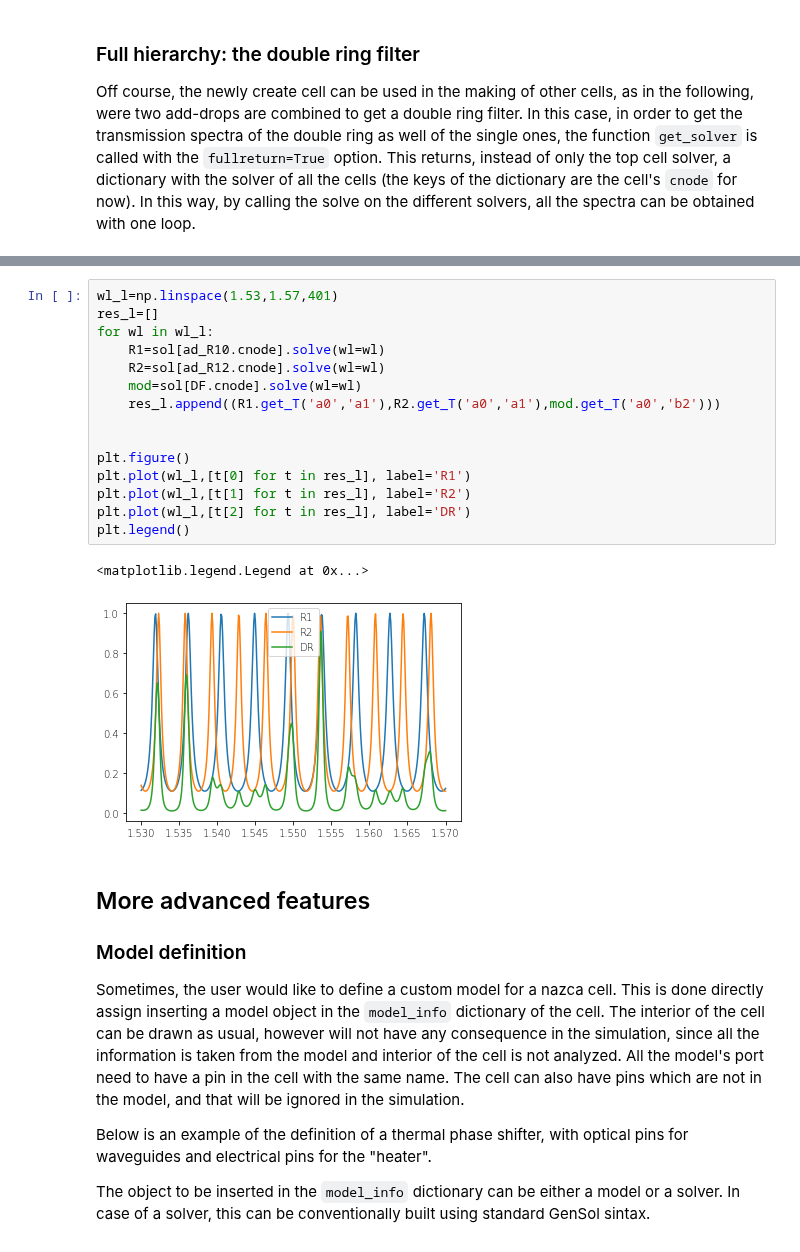
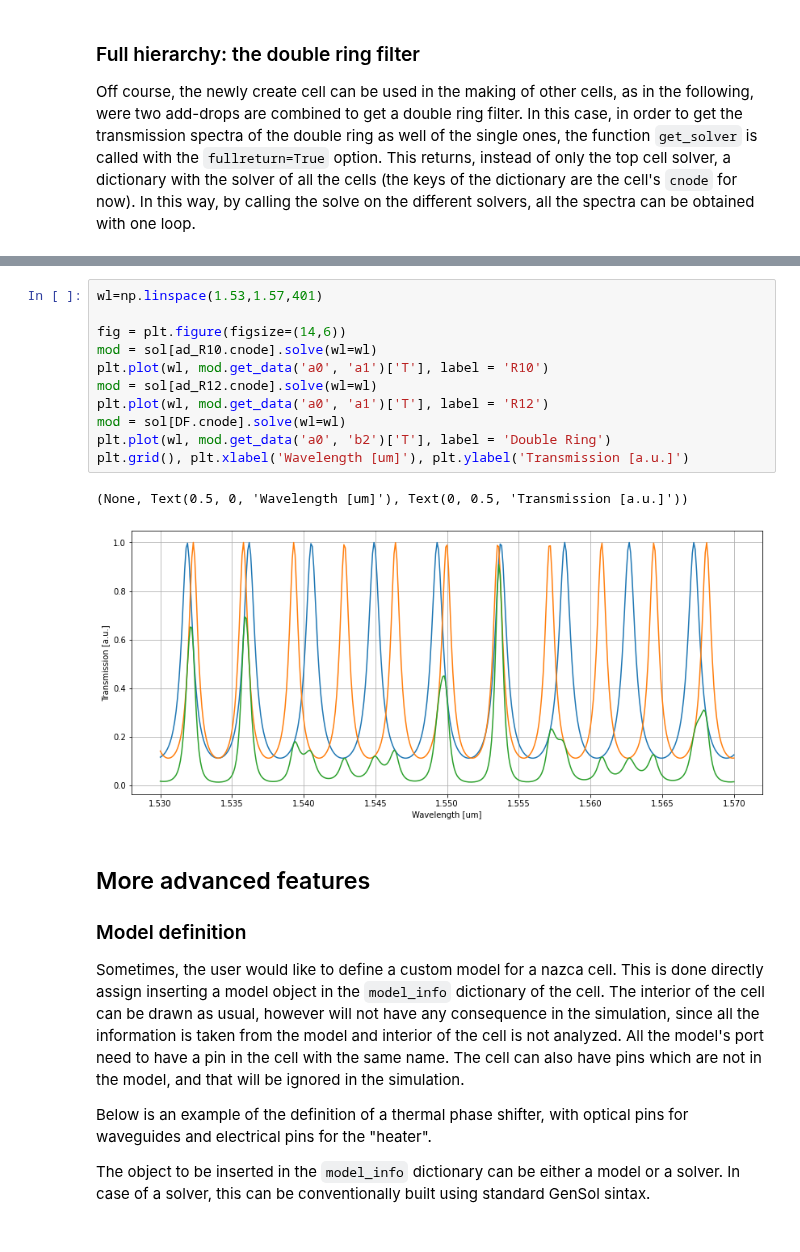
Before and after one commit to mpasson/lekkersim, a Jupyter notebook: Docs/jupyter/Nazca Integration.ipynb, the cells around one changed output, grey strips where cells are left out. Cells and saved outputs as stored; diff of their text form.

```diff
--- a/Docs/jupyter/Nazca Integration.ipynb
+++ b/Docs/jupyter/Nazca Integration.ipynb
@@ -135,21 +131,17 @@ Free pins of solver:       Solver of Double_Filter (id=140650323570136))
-# %%
-wl_l=np.linspace(1.53,1.57,401)
-res_l=[]
-for wl in wl_l:
-    R1=sol[ad_R10.cnode].solve(wl=wl)
-    R2=sol[ad_R12.cnode].solve(wl=wl)
-    mod=sol[DF.cnode].solve(wl=wl)
-    res_l.append((R1.get_T('a0','a1'),R2.get_T('a0','a1'),mod.get_T('a0','b2')))
-
-
-plt.figure()
-plt.plot(wl_l,[t[0] for t in res_l], label='R1')
-plt.plot(wl_l,[t[1] for t in res_l], label='R2')
-plt.plot(wl_l,[t[2] for t in res_l], label='DR')
-plt.legend()
-# %% [output]
-<matplotlib.legend.Legend at 0x...>
-[figure, removed]
+# %%
+wl=np.linspace(1.53,1.57,401)
+
+fig = plt.figure(figsize=(14,6))
+mod = sol[ad_R10.cnode].solve(wl=wl)
+plt.plot(wl, mod.get_data('a0', 'a1')['T'], label = 'R10')
+mod = sol[ad_R12.cnode].solve(wl=wl)
+plt.plot(wl, mod.get_data('a0', 'a1')['T'], label = 'R12')
+mod = sol[DF.cnode].solve(wl=wl)
+plt.plot(wl, mod.get_data('a0', 'b2')['T'], label = 'Double Ring')
+plt.grid(), plt.xlabel('Wavelength [um]'), plt.ylabel('Transmission [a.u.]')
+# %% [output]
+(None, Text(0.5, 0, 'Wavelength [um]'), Text(0, 0.5, 'Transmission [a.u.]'))
+[figure, added]
 # %% [markdown]
 ## More advanced features
 ### Model definition
```
Also changed, not shown: parts of 10 cells of this notebook, 5 other files.
